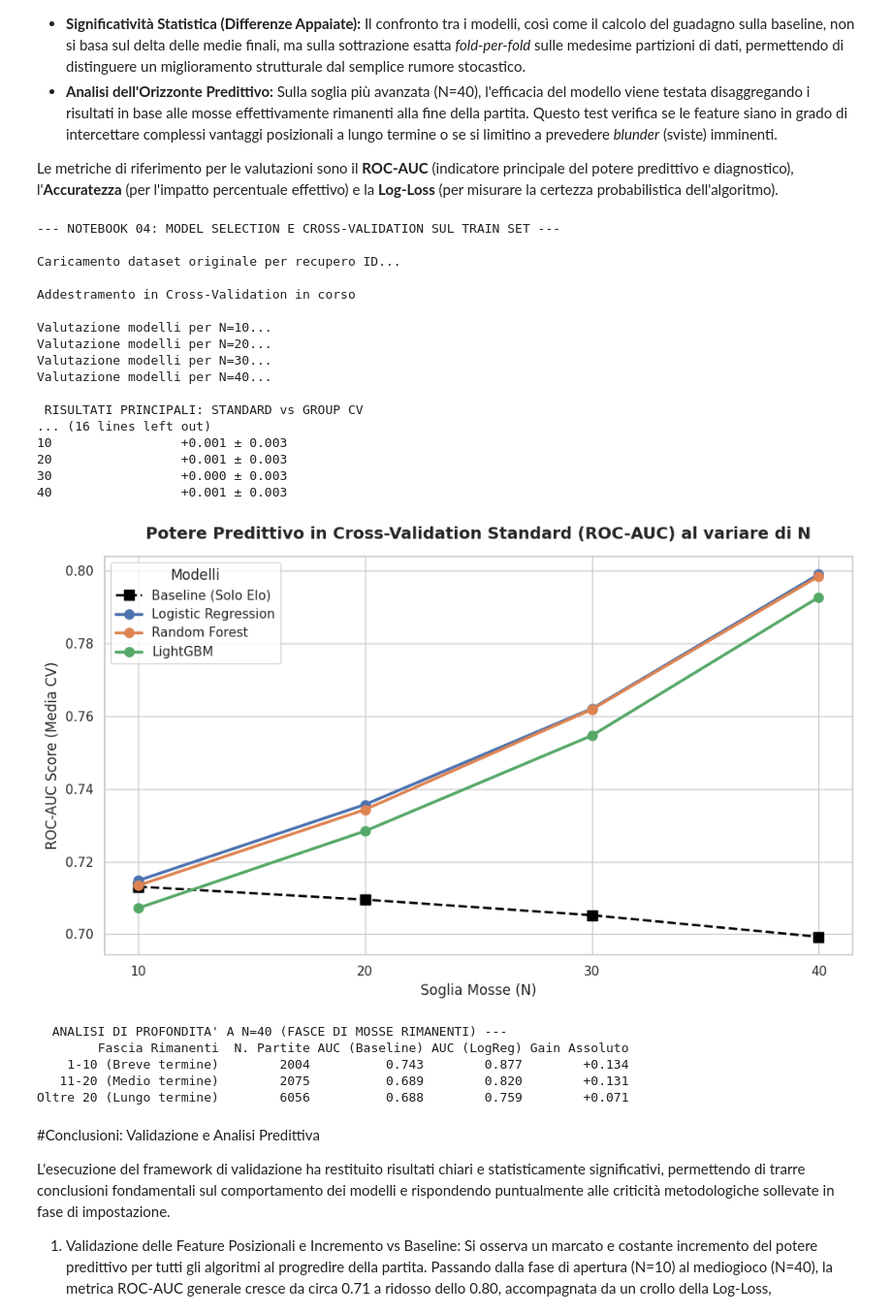
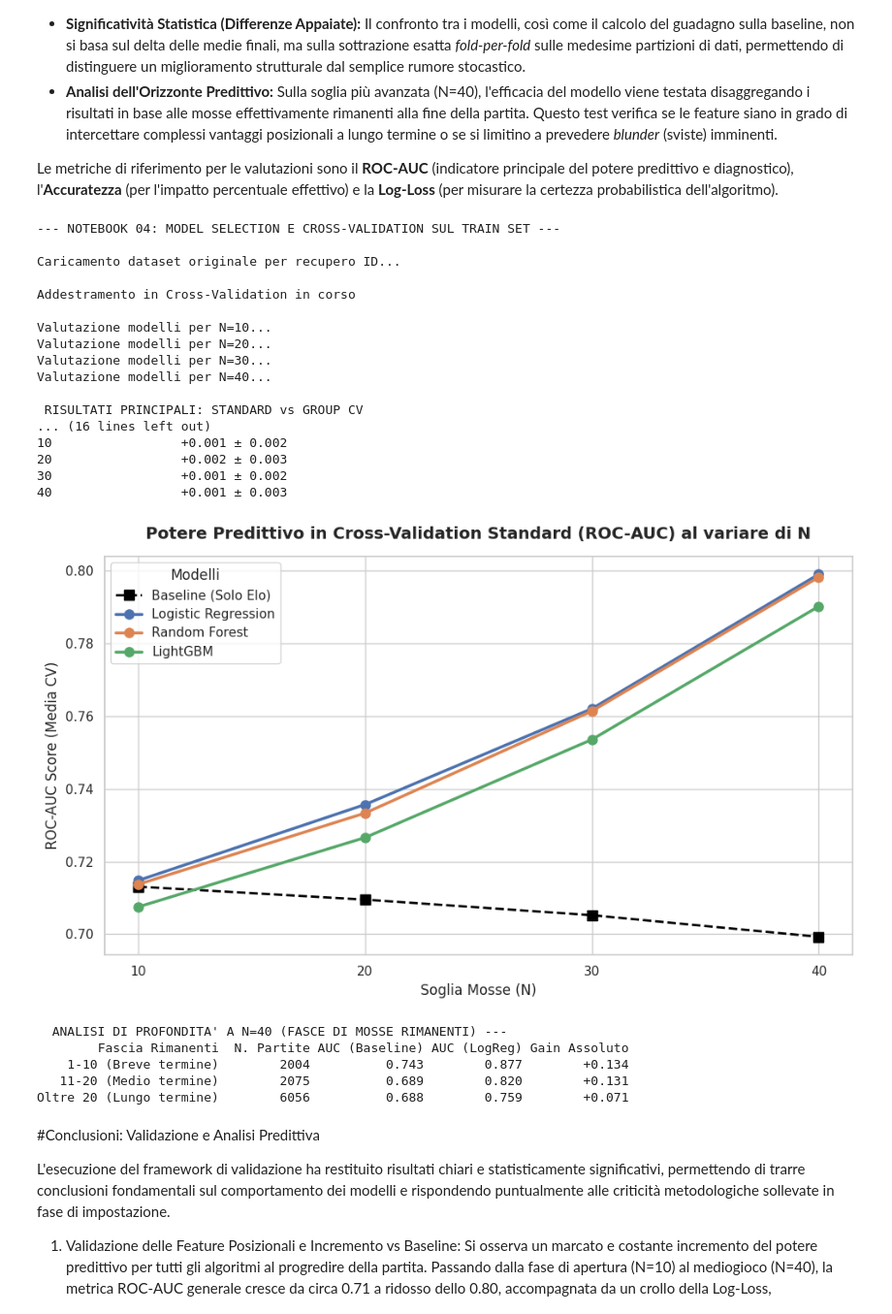
Before and after one commit to Lupo6789/tesi_scacchi, a Jupyter notebook: 04_.ipynb, the cells around one changed output. Shown at 97% size. Drawn from its saved outputs; the diff is of its cells as text; code cells hidden in the pictures.

```diff
--- a/04_.ipynb
+++ b/04_.ipynb
@@ -67,15 +67,13 @@ for N in [10, 20, 30, 40]:
     print(f"Valutazione modelli per N={N}...")
 
     # Carichiamo le feature calcolate nel Notebook 02 per questa specifica soglia N
+    # ('rating_diff' e 'rating_mean' sono già inclusi nei CSV, senza 'white_rating' e 'black_rating')
     df = pd.read_csv(f'train_features_N{N}.csv').dropna()
 
     # Uniamo il df attuale con df_cleaned per recuperare 'white_id', serve per creare i gruppi
     if 'white_id' in df.columns:
         df = df.drop(columns=['white_id'])
     df = df.merge(df_cleaned, on='id', how='left').dropna(subset=['white_id'])
-
-    # Creiamo esplicitamente la differenza di Elo, vitale per i modelli ad albero (Random Forest e LightGBM)
-    df['rating_diff'] = df['white_rating'] - df['black_rating']
 
     # y = target da indovinare, groups = variabile per controllare il leakage indiretto
     y = df['winner']
@@ -178,8 +176,6 @@ df_40 = pd.read_csv('train_features_N40.csv').dropna()
 df_cleaned_moves = pd.read_csv('train_cleaned.csv')[['id', 'moves']]
 df_40 = df_40.merge(df_cleaned_moves, on='id', how='left').dropna(subset=['moves'])
 
-df_40['rating_diff'] = df_40['white_rating'] - df_40['black_rating']
-
 # Trasformo la stringa di testo contenente la storia della partita nel NUMERO totale di mosse giocate.
 
 df_40['mosse_totali'] = df_40['moves'].apply(lambda x: len(str(x).split()))
@@ -215,37 +211,37 @@ for fascia in ['1-10 (Breve termine)', '11-20 (Medio termine)', 'Oltre 20 (Lungo
     mask = df_40['fascia'] == fascia # Filtro logico per isolare solo le partite di questa fascia
     y_vero_fascia = y_40[mask] #soluzioni solo per le partite di quella fascia
 
     auc_m = roc_auc_score(y_vero_fascia, probas_modello[mask])
     auc_b = roc_auc_score(y_vero_fascia, probas_base[mask])
 
     risultati_fasce.append({
         'Fascia Rimanenti': fascia,
         'N. Partite': mask.sum(),
         'AUC (Baseline)': f"{auc_b:.3f}",
         'AUC (LogReg)': f"{auc_m:.3f}",
         'Gain Assoluto': f"+{(auc_m - auc_b):.3f}"
     })
 
 print(pd.DataFrame(risultati_fasce).to_string(index=False))
 # %% [output]
 --- NOTEBOOK 04: MODEL SELECTION E CROSS-VALIDATION SUL TRAIN SET ---
 
 Caricamento dataset originale per recupero ID...
 
 Addestramento in Cross-Validation in corso
 
 Valutazione modelli per N=10...
 Valutazione modelli per N=20...
 Valutazione modelli per N=30...
 Valutazione modelli per N=40...
 
  RISULTATI PRINCIPALI: STANDARD vs GROUP CV
 ... (16 lines left out)
-10                 +0.001 ± 0.003
-20                 +0.001 ± 0.003
-30                 +0.000 ± 0.003
+10                 +0.001 ± 0.002
+20                 +0.002 ± 0.003
+30                 +0.001 ± 0.002
 40                 +0.001 ± 0.003
-[figure, old version]
+[figure, new version]
   ANALISI DI PROFONDITA' A N=40 (FASCE DI MOSSE RIMANENTI) ---
         Fascia Rimanenti  N. Partite AUC (Baseline) AUC (LogReg) Gain Assoluto
     1-10 (Breve termine)        2004          0.743        0.877        +0.134
```
